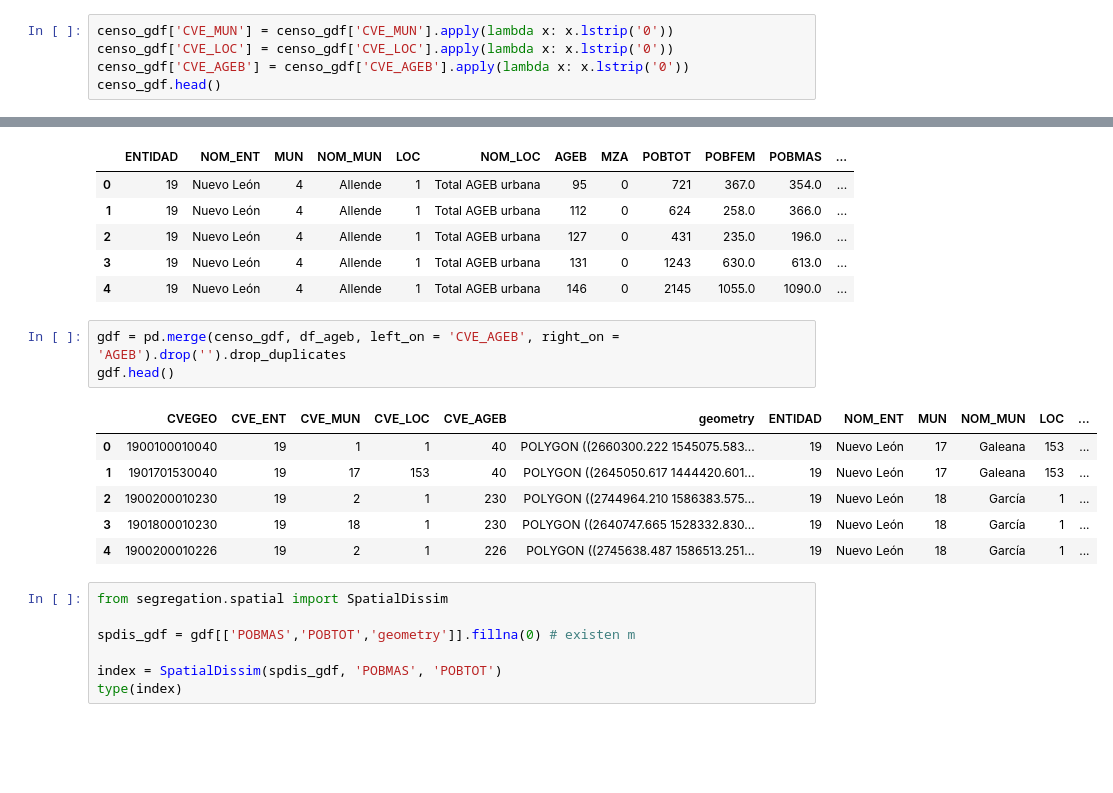
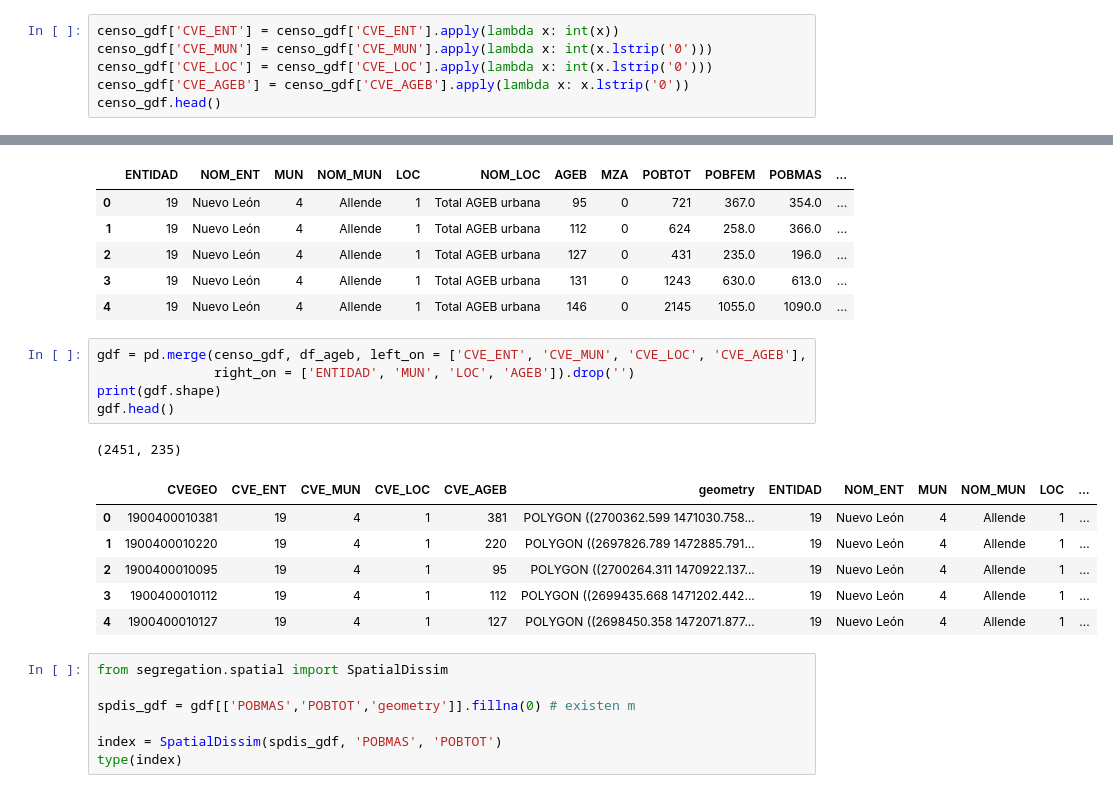
Before and after one commit to juanantoniomschz/itesm_segregacion, a Jupyter notebook: notebooks/01.ipynb, the cells around one changed output, grey strips where cells are left out. Drawn from its saved outputs; the diff is of its cells as text; blank space fills up the shorter version.

Commit message:
Merge correcto

```diff
--- a/notebooks/01.ipynb
+++ b/notebooks/01.ipynb
@@ -34,8 +30,9 @@ censo_gdf.head()
 # Observamos 1 problema, existen 'Leading Zeros' en 4 columnas del objeto, por lo que al hacer merge con el csv
 # nos daría un error. Mediante lstrip() eliminamos estos ceros y podemos hacer un merge normal
 # %%
-censo_gdf['CVE_MUN'] = censo_gdf['CVE_MUN'].apply(lambda x: x.lstrip('0'))
-censo_gdf['CVE_LOC'] = censo_gdf['CVE_LOC'].apply(lambda x: x.lstrip('0'))
+censo_gdf['CVE_ENT'] = censo_gdf['CVE_ENT'].apply(lambda x: int(x))
+censo_gdf['CVE_MUN'] = censo_gdf['CVE_MUN'].apply(lambda x: int(x.lstrip('0')))
+censo_gdf['CVE_LOC'] = censo_gdf['CVE_LOC'].apply(lambda x: int(x.lstrip('0')))
 censo_gdf['CVE_AGEB'] = censo_gdf['CVE_AGEB'].apply(lambda x: x.lstrip('0'))
 censo_gdf.head()
 # %% [output]
@@ -60,15 +57,18 @@ df_ageb.head()
 | 3 | 19 | Nuevo León | 4 | Allende | 1 | Total AGEB urbana | 131 | 0 | 1243 | 630.0 | 613.0 | ... |
 | 4 | 19 | Nuevo León | 4 | Allende | 1 | Total AGEB urbana | 146 | 0 | 2145 | 1055.0 | 1090.0 | ... |
 # %%
-gdf = pd.merge(censo_gdf, df_ageb, left_on = 'CVE_AGEB', right_on = 'AGEB').drop('').drop_duplicates
+gdf = pd.merge(censo_gdf, df_ageb, left_on = ['CVE_ENT', 'CVE_MUN', 'CVE_LOC', 'CVE_AGEB'],
+               right_on = ['ENTIDAD', 'MUN', 'LOC', 'AGEB']).drop('')
+print(gdf.shape)
 gdf.head()
 # %% [output]
+(2451, 235)
 |  | CVEGEO | CVE_ENT | CVE_MUN | CVE_LOC | CVE_AGEB | geometry | ENTIDAD | NOM_ENT | MUN | NOM_MUN | LOC | ... |
-| 0 | 1900100010040 | 19 | 1 | 1 | 40 | POLYGON ((2660300.222 1545075.583... | 19 | Nuevo León | 17 | Galeana | 153 | ... |
-| 1 | 1901701530040 | 19 | 17 | 153 | 40 | POLYGON ((2645050.617 1444420.601... | 19 | Nuevo León | 17 | Galeana | 153 | ... |
-| 2 | 1900200010230 | 19 | 2 | 1 | 230 | POLYGON ((2744964.210 1586383.575... | 19 | Nuevo León | 18 | García | 1 | ... |
-| 3 | 1901800010230 | 19 | 18 | 1 | 230 | POLYGON ((2640747.665 1528332.830... | 19 | Nuevo León | 18 | García | 1 | ... |
-| 4 | 1900200010226 | 19 | 2 | 1 | 226 | POLYGON ((2745638.487 1586513.251... | 19 | Nuevo León | 18 | García | 1 | ... |
+| 0 | 1900400010381 | 19 | 4 | 1 | 381 | POLYGON ((2700362.599 1471030.758... | 19 | Nuevo León | 4 | Allende | 1 | ... |
+| 1 | 1900400010220 | 19 | 4 | 1 | 220 | POLYGON ((2697826.789 1472885.791... | 19 | Nuevo León | 4 | Allende | 1 | ... |
+| 2 | 1900400010095 | 19 | 4 | 1 | 95 | POLYGON ((2700264.311 1470922.137... | 19 | Nuevo León | 4 | Allende | 1 | ... |
+| 3 | 1900400010112 | 19 | 4 | 1 | 112 | POLYGON ((2699435.668 1471202.442... | 19 | Nuevo León | 4 | Allende | 1 | ... |
+| 4 | 1900400010127 | 19 | 4 | 1 | 127 | POLYGON ((2698450.358 1472071.877... | 19 | Nuevo León | 4 | Allende | 1 | ... |
 # %%
 from segregation.spatial import SpatialDissim
 
```
Also changed, not shown: parts of 1 cell of this notebook.
